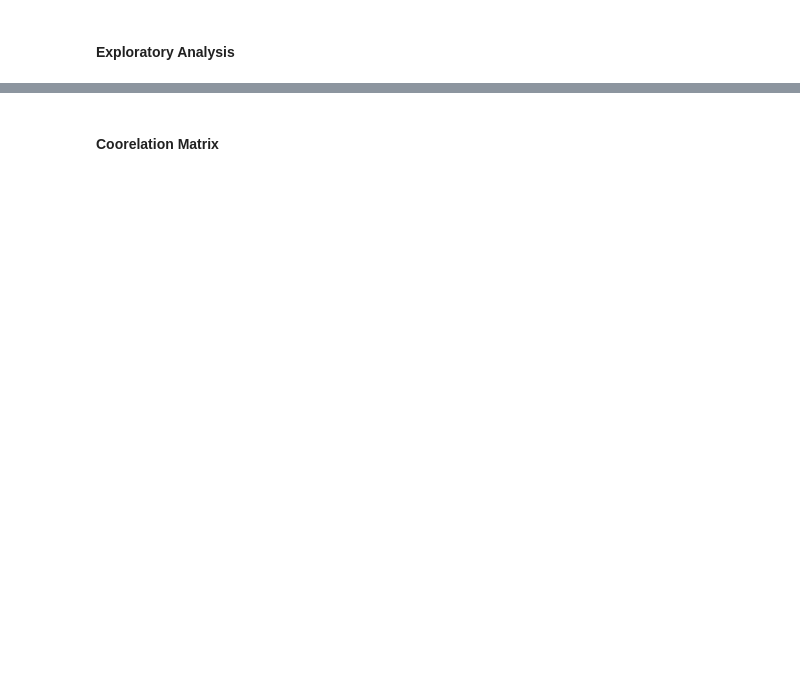
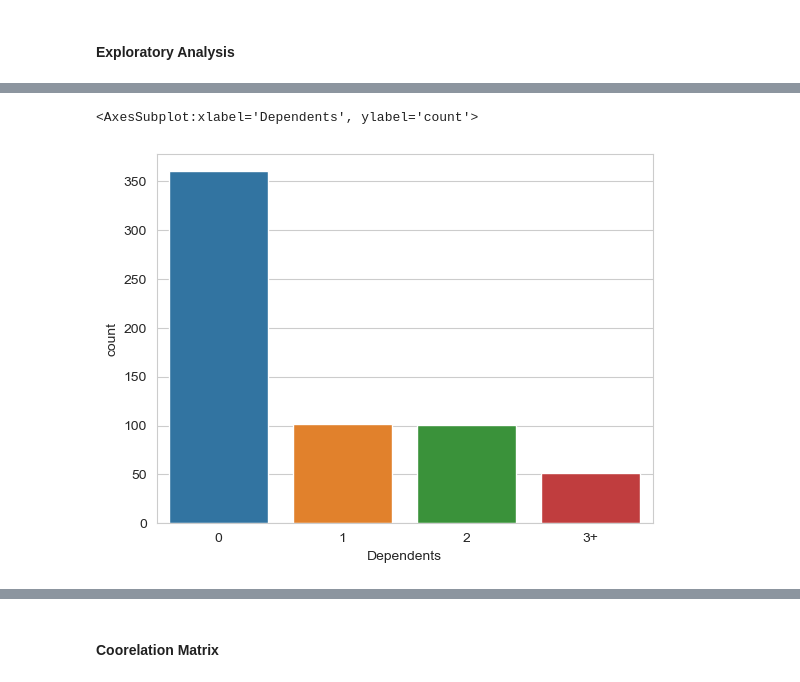
Before and after one commit to shyamghan17/MachineLearning, a Jupyter notebook: Loan Prediction Problem Dataset/loanPrediction.ipynb, the cells around one changed output, grey strips where cells are left out. Drawn from its saved outputs; the diff is of its cells as text; code cells hidden in the pictures; blank space fills up the shorter version.

```diff
--- a/Loan Prediction Problem Dataset/loanPrediction.ipynb
+++ b/Loan Prediction Problem Dataset/loanPrediction.ipynb
@@ -35,0 +105,5 @@ df.describe()
+# %%
+sns.countplot(df['Dependents'])
+# %% [output]
+<AxesSubplot:xlabel='Dependents', ylabel='count'>
+[figure, added]
```
Also changed, not shown: parts of 37 cells of this notebook.
